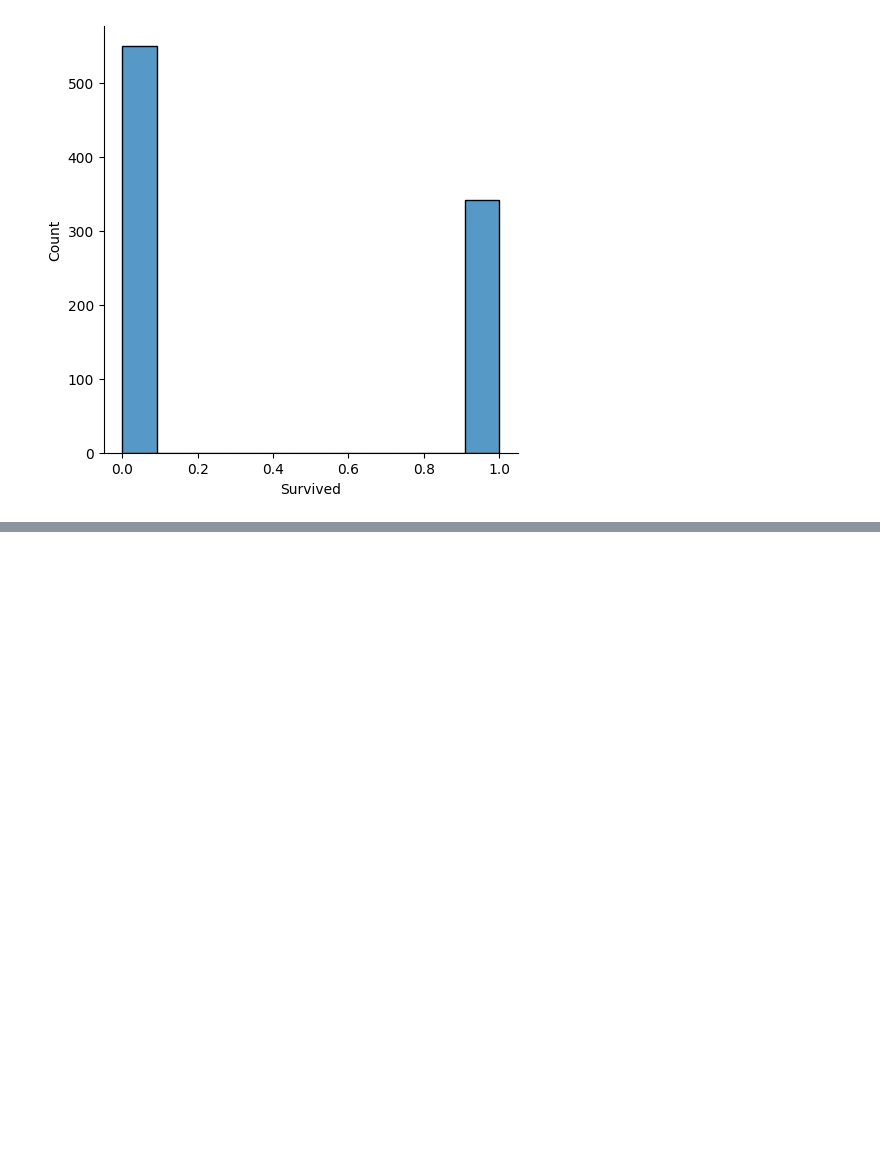
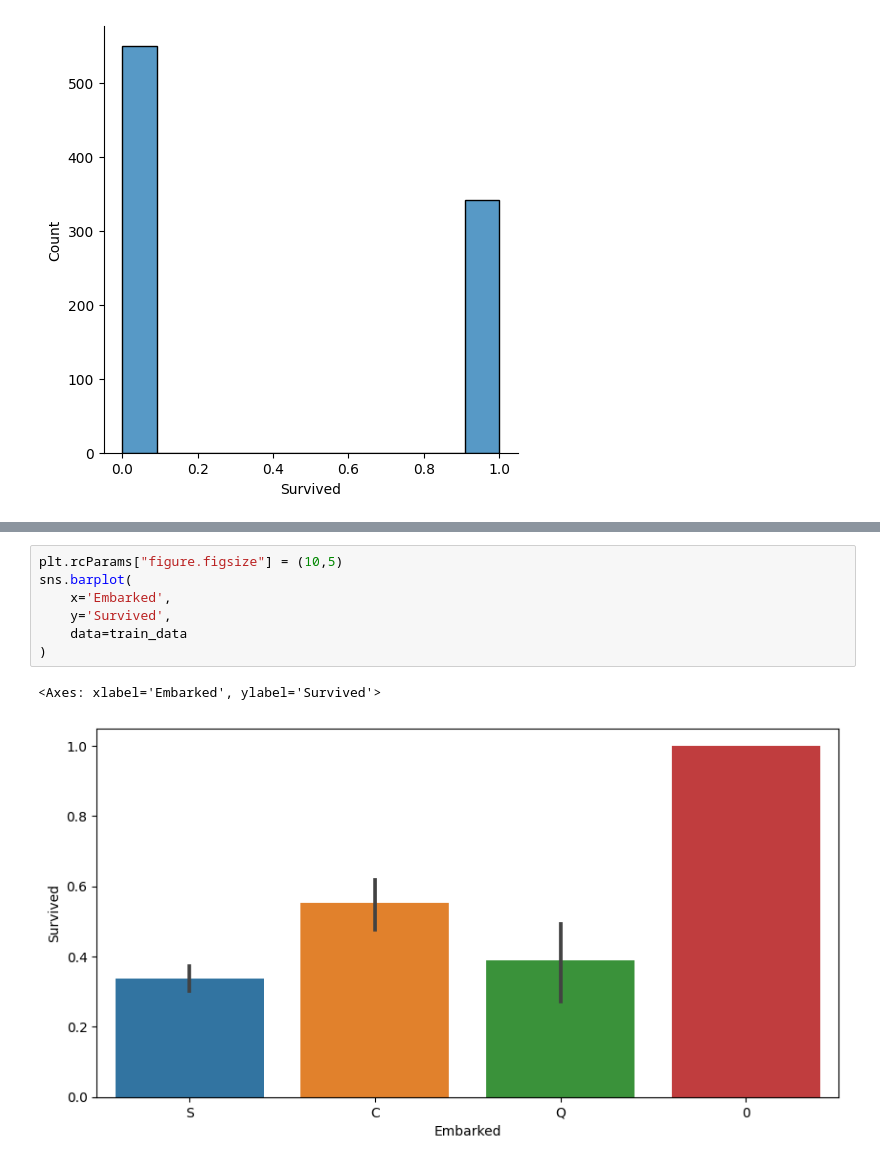
Before and after one commit to Denniels/titanic, a Jupyter notebook: titanic.ipynb, the cells around one changed output, grey strips where cells are left out. Saved outputs shown, nothing was run; the diff lists cells and outputs as text; blank space fills up the shorter version.

```diff
--- a/titanic.ipynb
+++ b/titanic.ipynb
@@ -115,0 +136,10 @@ sns.histplot(data = train_data, x = 'Fare', ax = axes[3,1], kde = True)
+# %%
+plt.rcParams["figure.figsize"] = (10,5)
+sns.barplot(
+    x='Embarked',
+    y='Survived',
+    data=train_data
+)
+# %% [output]
+<Axes: xlabel='Embarked', ylabel='Survived'>
+[figure, added]
```
Also changed, not shown: parts of 4 cells of this notebook.
